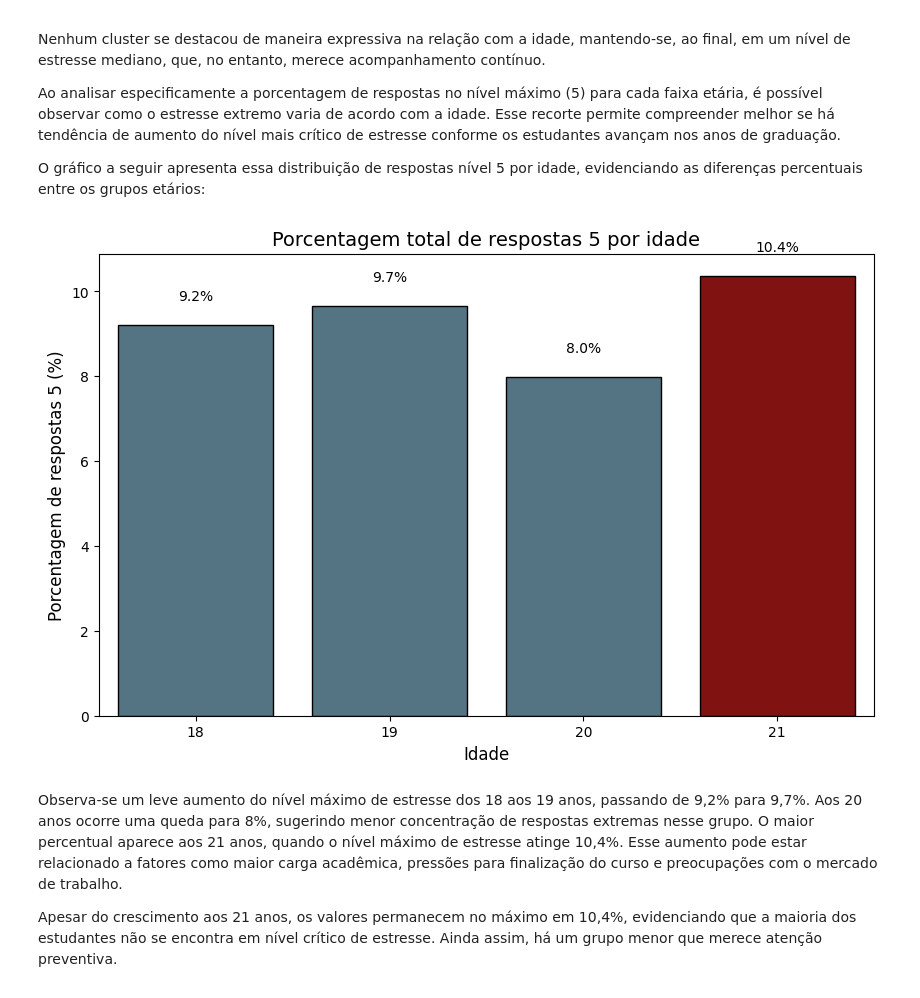
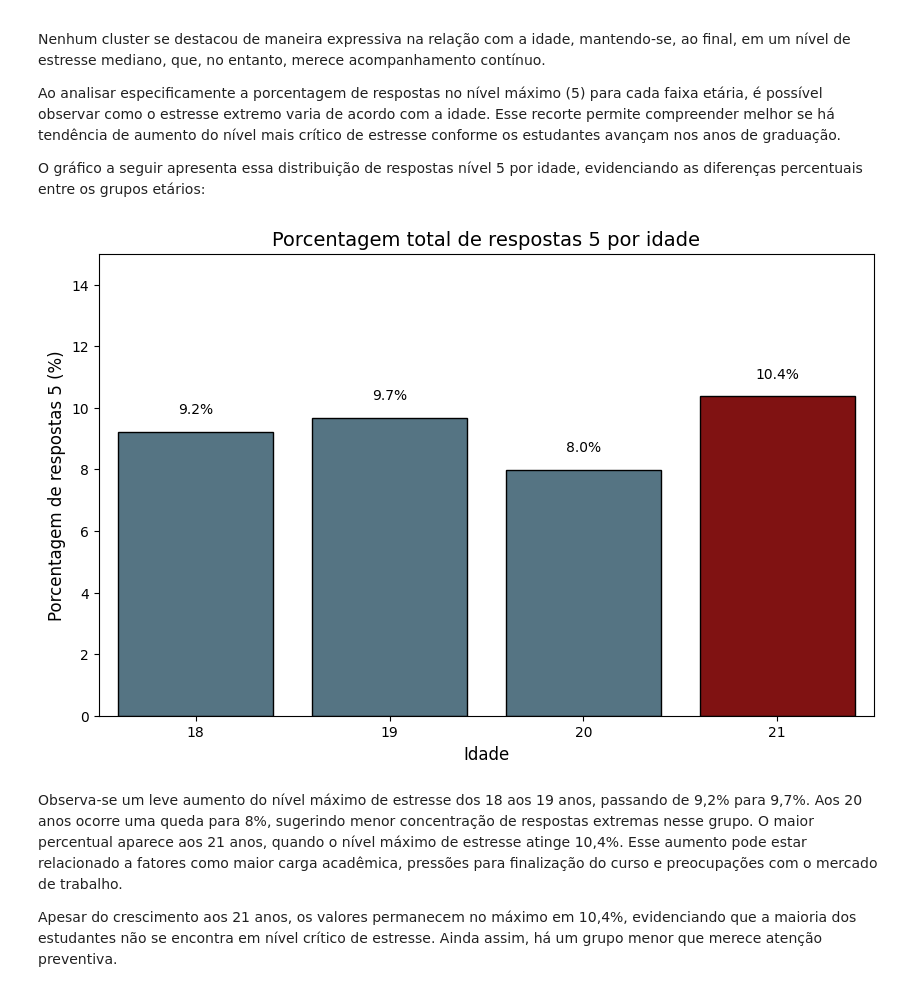
Before and after one commit to camilatsv1/Monitoramento-das-causas-de-estresse-nos-alunos-de-hoje, a Jupyter notebook: notebook_app.ipynb, the cells around one changed output. Drawn from its saved outputs; the diff is of its cells as text; code cells hidden in the pictures.

```diff
--- a/notebook_app.ipynb
+++ b/notebook_app.ipynb
@@ -969,34 +969,35 @@ plt.figure(figsize=(10, 6))
 
 # Criar uma paleta manual: todas cinza, exceto a idade 21 em vermelho
 cores = ['#4d778b' if age != 21 else '#920000' for age in contagem_por_idade["Age"]]
 
 ax = sns.barplot(
     data=contagem_por_idade,
     x='Age',
     y='Total_5_percent',
     hue='Age',             # necessário para evitar o warning
     palette=dict(zip(contagem_por_idade['Age'], cores)),
     edgecolor="black",
     legend=False           # remove legenda extra
 )
 
 plt.title('Porcentagem total de respostas 5 por idade', fontsize=14)
+plt.ylim(0,15)
 plt.ylabel('Porcentagem de respostas 5 (%)', fontsize=12)
 plt.xlabel('Idade', fontsize=12)
 
 # Adicionar os valores percentuais em cada barra
 for p in ax.patches:
     height = p.get_height()
     ax.text(
         p.get_x() + p.get_width() / 2.,
         height + 0.5,
         f'{height:.1f}%',
         ha='center', va='bottom', fontsize=10, color='black'
     )
 
 plt.show()
 # %% [output]
-[figure, old version]
+[figure, new version]
 # %% [markdown]
 Observa-se um leve aumento do nível máximo de estresse dos 18 aos 19 anos, passando de 9,2% para 9,7%. Aos 20 anos ocorre uma queda para 8%, sugerindo menor concentração de respostas extremas nesse grupo. O maior percentual aparece aos 21 anos, quando o nível máximo de estresse atinge 10,4%. Esse aumento pode estar relacionado a fatores como maior carga acadêmica, pressões para finalização do curso e preocupações com o mercado de trabalho.
 
```
Also changed, not shown: parts of 16 cells of this notebook.
